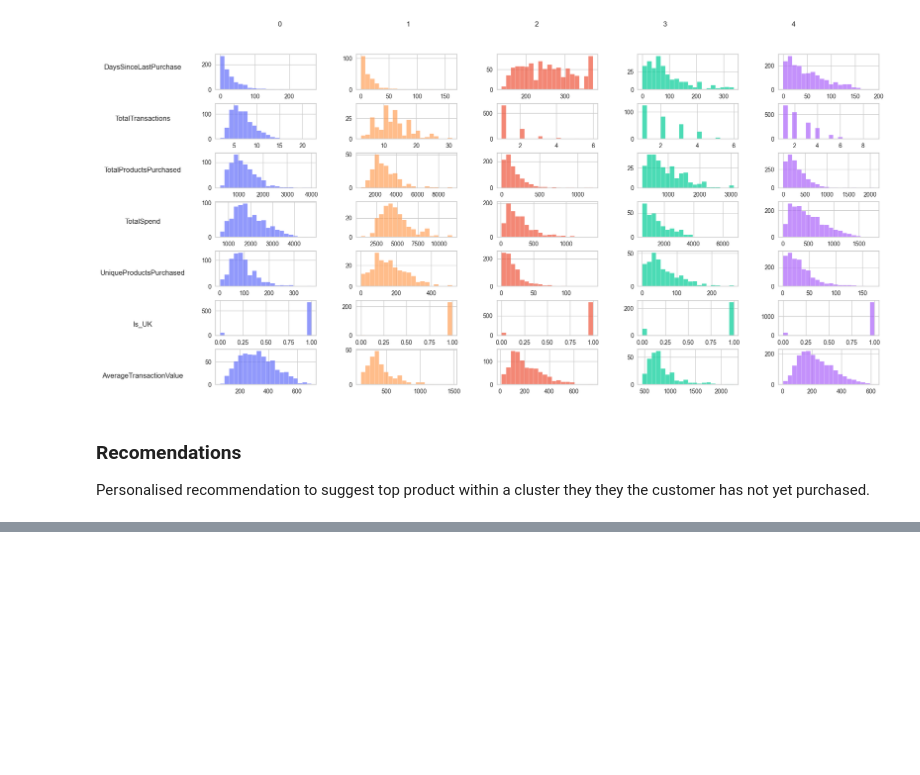
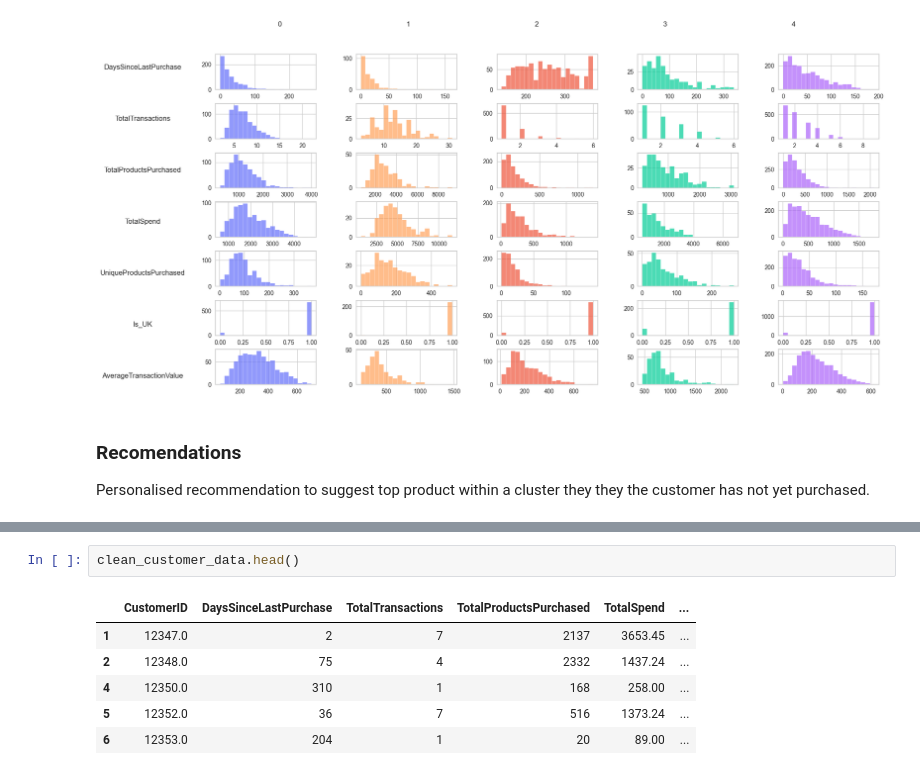
Before and after one commit to infoscale/ICBS-AIML-Capstone-Portfolio, a Jupyter notebook: customer_recommendations.ipynb, the cells around one changed output, grey strips where cells are left out. Drawn from its saved outputs; the diff is of its cells as text; blank space fills up the shorter version.

```diff
--- a/customer_recommendations.ipynb
+++ b/customer_recommendations.ipynb
@@ -354,0 +361,9 @@ Personalised recommendation to suggest top product within a cluster they they th
+# %%
+clean_customer_data.head()
+# %% [output]
+|  | CustomerID | DaysSinceLastPurchase | TotalTransactions | TotalProductsPurchased | TotalSpend | ... |
+| 1 | 12347.0 | 2 | 7 | 2137 | 3653.45 | ... |
+| 2 | 12348.0 | 75 | 4 | 2332 | 1437.24 | ... |
+| 4 | 12350.0 | 310 | 1 | 168 | 258.00 | ... |
+| 5 | 12352.0 | 36 | 7 | 516 | 1373.24 | ... |
+| 6 | 12353.0 | 204 | 1 | 20 | 89.00 | ... |
```
Also changed, not shown: parts of 4 cells of this notebook, 2 other files.
